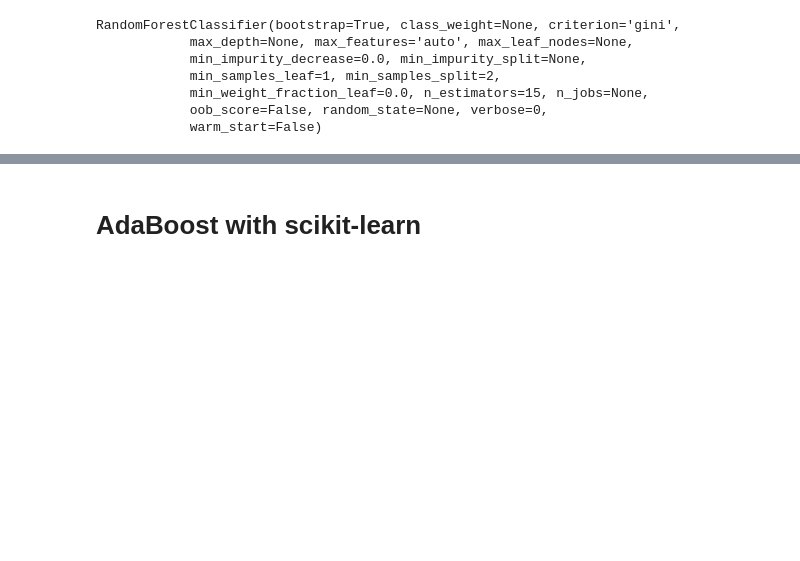
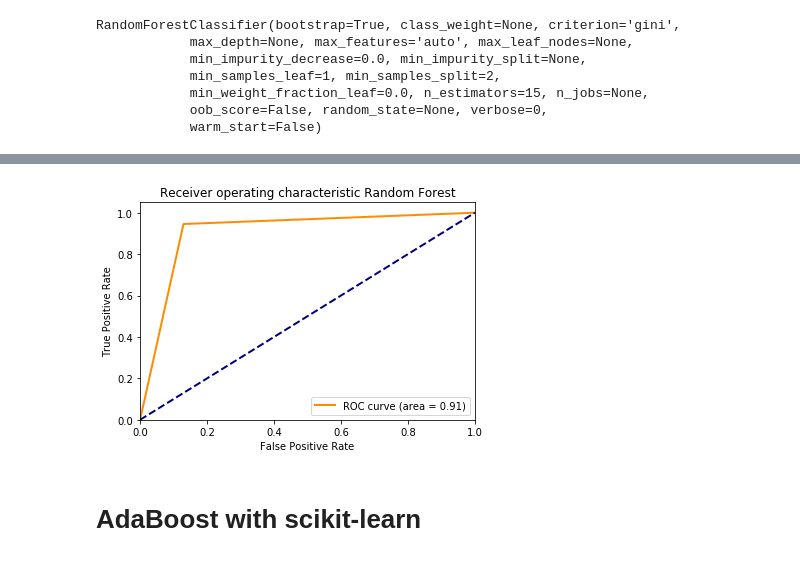
Before and after one commit to livepeer/verification-classifier, a Jupyter notebook: data-analysis/notebooks/Predictive_model.ipynb, the cells around one changed output, grey strips where cells are left out. Saved outputs shown, nothing was run; the diff lists cells and outputs as text; code cells hidden in the pictures; blank space fills up the shorter version.

```diff
--- a/data-analysis/notebooks/Predictive_model.ipynb
+++ b/data-analysis/notebooks/Predictive_model.ipynb
@@ -332,3 +326,8 @@ array([[952,  43],
+# %%
+fpr, tpr, _ = roc_curve(y_test_all, prediction_RF_all)
+plot_roc(fpr, tpr, 'Random Forest')
+# %% [output]
+[figure, added]
 # %% [markdown]
 # AdaBoost with scikit-learn
 # %%
```
Also changed, not shown: parts of 36 cells of this notebook.
